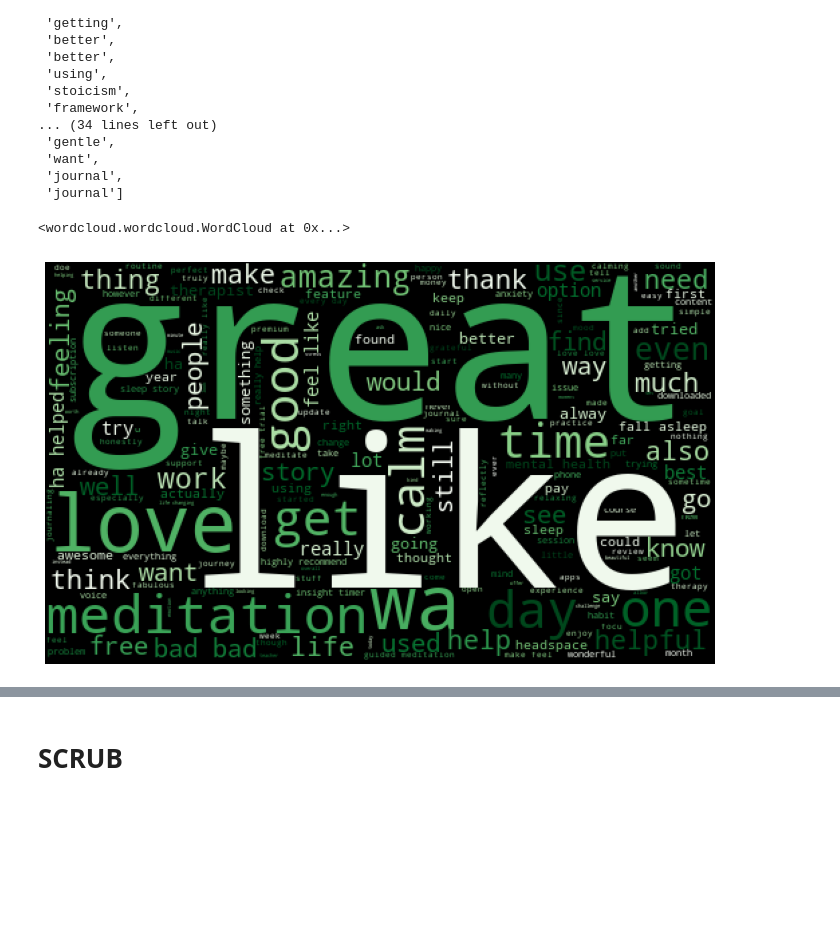
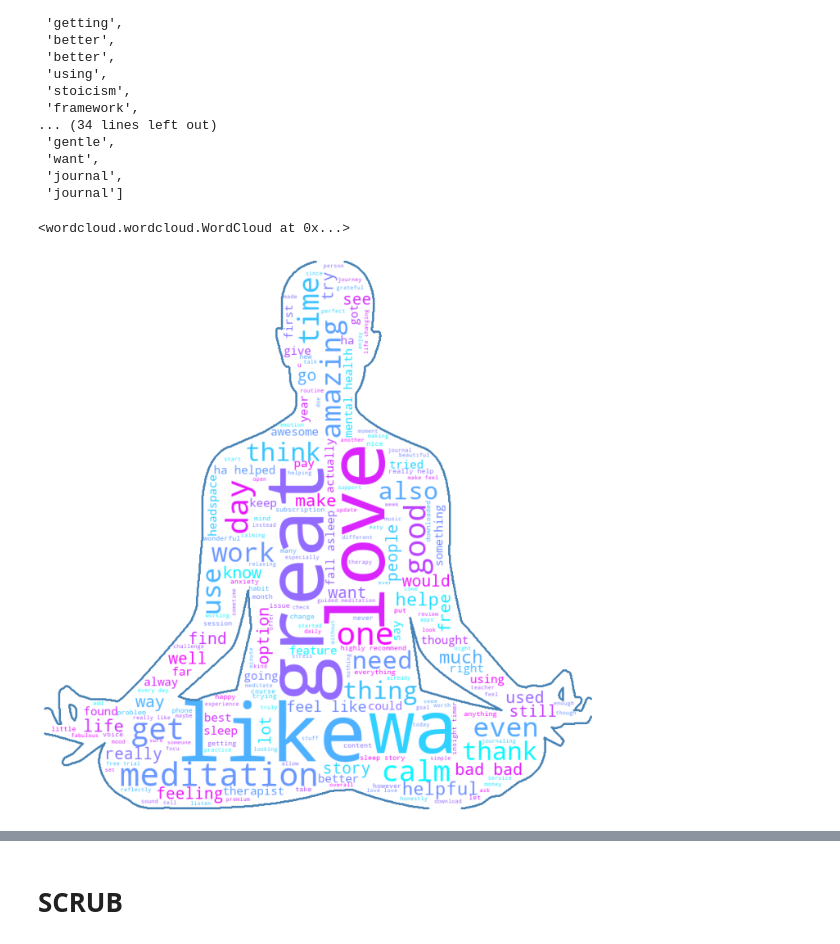
Before and after one commit to ds-leehanjin/app-reviews-nlp-sentiment-analysis, a Jupyter notebook: index_OSEMN.ipynb, the cells around one changed output, grey strips where cells are left out. Drawn from its saved outputs; the diff is of its cells as text; code cells hidden in the pictures; blank space fills up the shorter version.

```diff
--- a/index_OSEMN.ipynb
+++ b/index_OSEMN.ipynb
@@ -858,10 +860,12 @@ test_cloud[:50]
  'want',
  'journal',
  'journal']
+# %%
+mask = np.array(Image.open('images/meditation_bw.png'))
 # %%
 def generate_wordcloud(tokens, stopwords=None, collocations=True,
-                       background_color='black', colormap='Greens',
-                       display=True):
+                       background_color='black', colormap='cool',
+                       mask=mask):
 
     """Function generates and returns a wordcloud based on a tokens list passed in.
     -------------------------------
@@ -877,19 +881,19 @@ def generate_wordcloud(tokens, stopwords=None, collocations=True,
                           collocations=collocations,
                           background_color=background_color,
                           colormap=colormap,
-                          width=500, height=300)
+                          width=800, height=600,
+                          mask=mask,contour_width=3,
+                          contour_color='steelblue')
 
     ## Generate wordcloud from tokens
     wordcloud.generate(','.join(tokens))
 
-    ## Plot with matplotlib
-    if display:
-        plt.figure(figsize = (12, 15), facecolor = None)
-        plt.imshow(wordcloud)
-        plt.axis('off');
+    plt.figure(figsize = (12, 15), facecolor = None)
+    plt.imshow(wordcloud)
+    plt.axis('off');
     return wordcloud
 # %%
-generate_wordcloud(test_cloud, stopwords_list)
+generate_wordcloud(test_cloud, stopwords_list, mask=mask, background_color='white')
 # %% [output]
 <wordcloud.wordcloud.WordCloud at 0x...>
-[figure, old version]
+[figure, new version]
```
Also changed, not shown: parts of 10 cells of this notebook, 11 other files.
